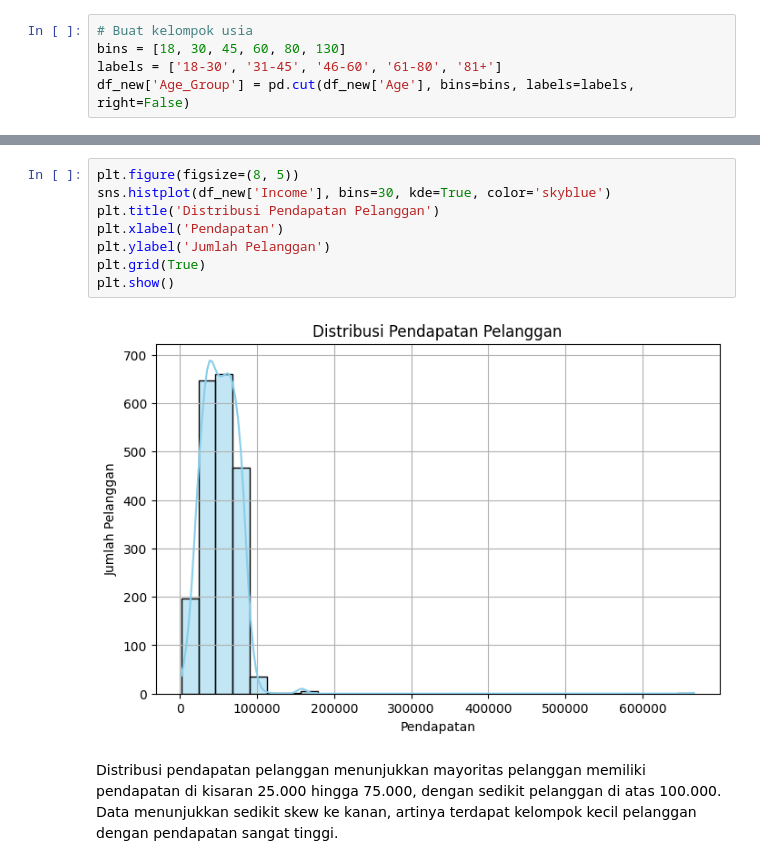
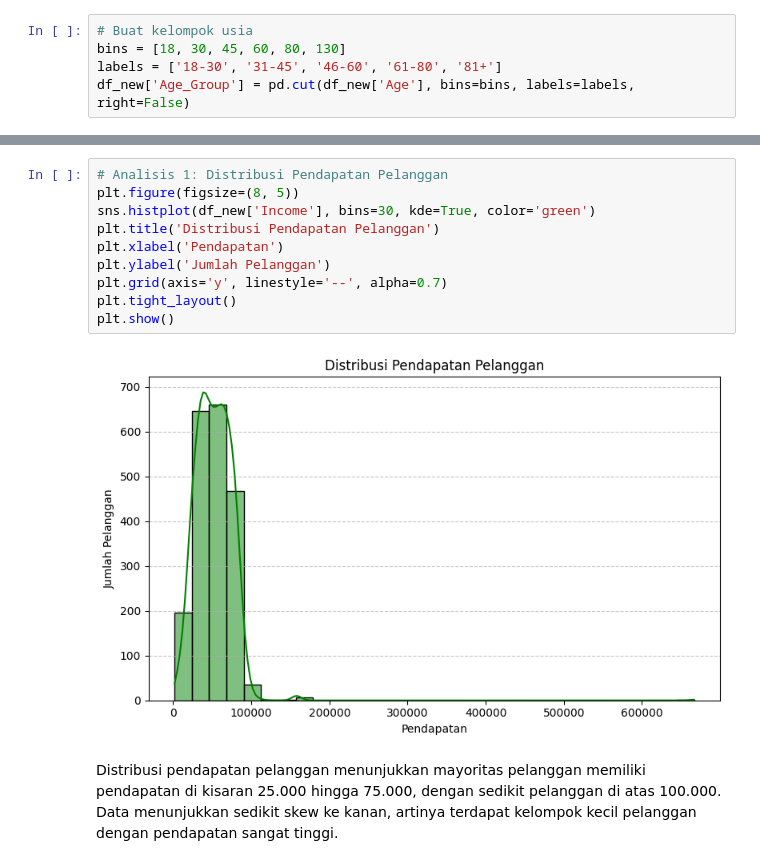
Before and after one commit to Himmel134/supermarket_customers, a Jupyter notebook: notebooks/1.0-bdp-inital-data-exploration.ipynb, the cells around one changed output, grey strips where cells are left out. Saved outputs shown, nothing was run; the diff lists cells and outputs as text.

```diff
--- a/notebooks/1.0-bdp-inital-data-exploration.ipynb
+++ b/notebooks/1.0-bdp-inital-data-exploration.ipynb
@@ -487,13 +509,15 @@ Ini mungkin dipengaruhi oleh faktor seperti kestabilan finansial (pensiun), wakt
 # %%
+# Analisis 1: Distribusi Pendapatan Pelanggan
 plt.figure(figsize=(8, 5))
-sns.histplot(df_new['Income'], bins=30, kde=True, color='skyblue')
+sns.histplot(df_new['Income'], bins=30, kde=True, color='green')
 plt.title('Distribusi Pendapatan Pelanggan')
 plt.xlabel('Pendapatan')
 plt.ylabel('Jumlah Pelanggan')
-plt.grid(True)
+plt.grid(axis='y', linestyle='--', alpha=0.7)
+plt.tight_layout()
 plt.show()
 # %% [output]
-[figure, old version]
+[figure, new version]
 # %% [markdown]
 Distribusi pendapatan pelanggan menunjukkan mayoritas pelanggan memiliki pendapatan di kisaran 25.000 hingga 75.000, dengan sedikit pelanggan di atas 100.000. Data menunjukkan sedikit skew ke kanan, artinya terdapat kelompok kecil pelanggan dengan pendapatan sangat tinggi.
 # %%
```
Also changed, not shown: parts of 64 cells of this notebook.
